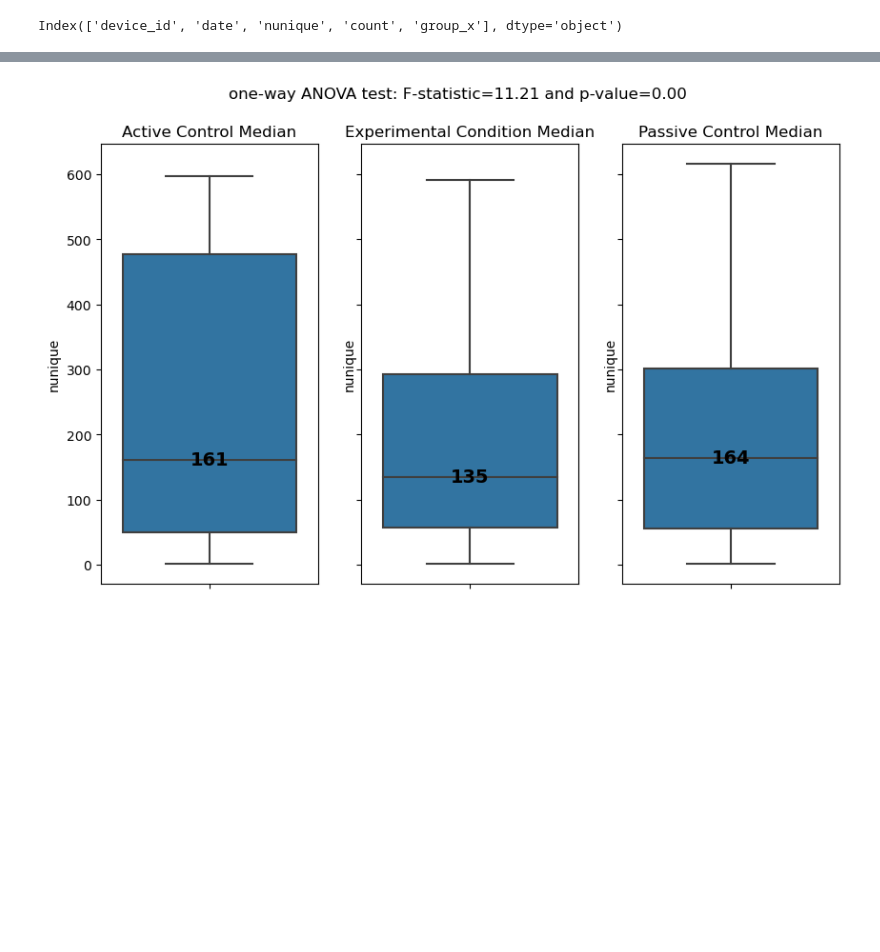
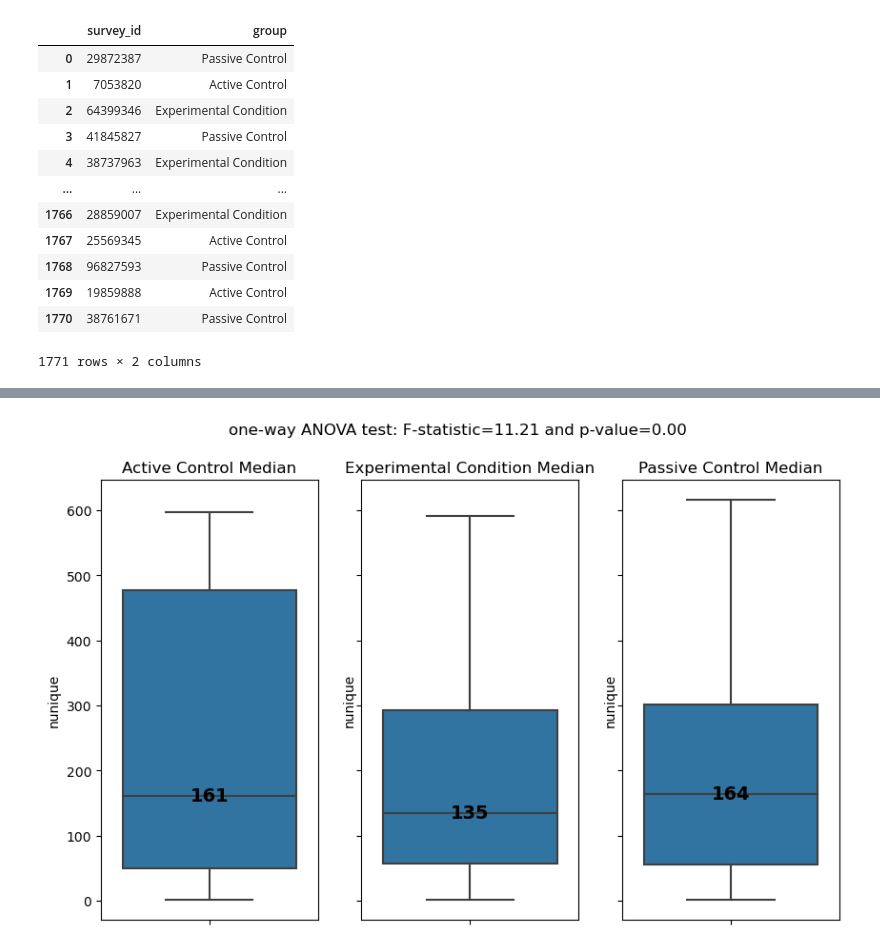
Before and after one commit to memari-majid/jhu_centering, a Jupyter notebook: ANOVA/locations.ipynb, the cells around one changed output, grey strips where cells are left out. Cells and saved outputs as stored; diff of their text form; code cells hidden in the pictures; blank space fills up the shorter version.

```diff
--- a/group_comparison/locations.ipynb
+++ b/ANOVA/locations.ipynb
@@ -9,13 +9,21 @@ from scipy.stats import stats
 import seaborn as sns
 import matplotlib.pyplot as plt
 # %%
-df = pd.read_csv("/home/memari/jhu_centering/tables/locations.csv")
+df = pd.read_csv("/home/memari/centering_majid/tables/locations.csv")
 df_group = pd.read_csv('/data/meditation/majid/surveys/0.csv', skiprows=[1,2])[['Study ID','Group']]
 df_group.columns = ['survey_id','group']
-df_id = pd.read_csv('/home/memari/jhu_centering/tables/id.csv')
-df_group = df_id.merge(df_group, on = 'survey_id', how = 'left')
-df_group.rename(columns={'device_id1': 'device_id'}, inplace=True)
-df_plot = df.merge(df_group[['device_id','group_x']], on = 'device_id', how = 'left')
-df_plot.columns
+df_group
 # %% [output]
+|  | survey_id | group |
+| 0 | 29872387 | Passive Control |
+| 1 | 7053820 | Active Control |
+| 2 | 64399346 | Experimental Condition |
+| 3 | 41845827 | Passive Control |
+| 4 | 38737963 | Experimental Condition |
+| ... | ... | ... |
+| 1766 | 28859007 | Experimental Condition |
+| 1767 | 25569345 | Active Control |
+| 1768 | 96827593 | Passive Control |
+| 1769 | 19859888 | Active Control |
+| 1770 | 38761671 | Passive Control |
-Index(['device_id', 'date', 'nunique', 'count', 'group_x'], dtype='object')
+1771 rows × 2 columns
```
Also changed, not shown: parts of 4 cells of this notebook, 47 other files.
